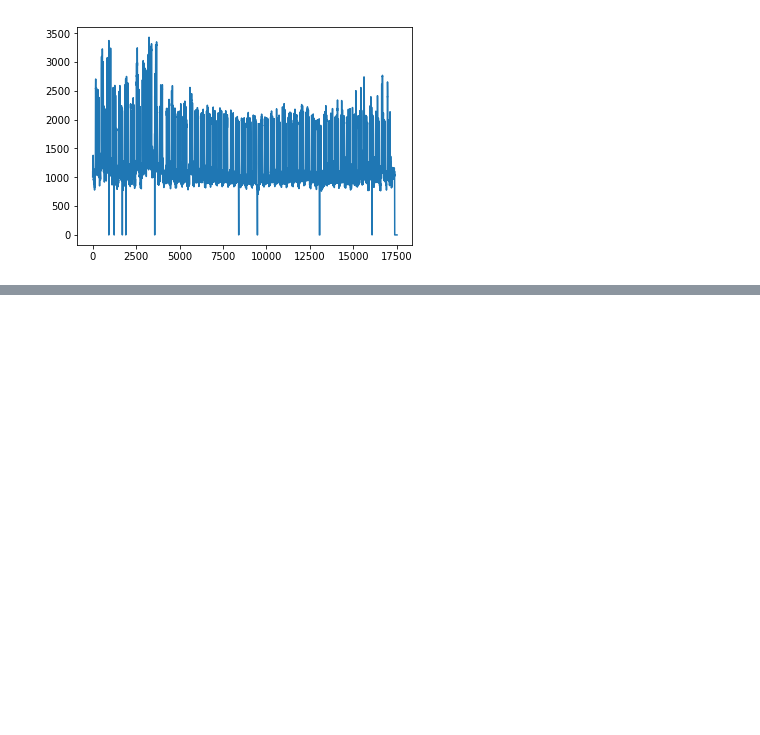
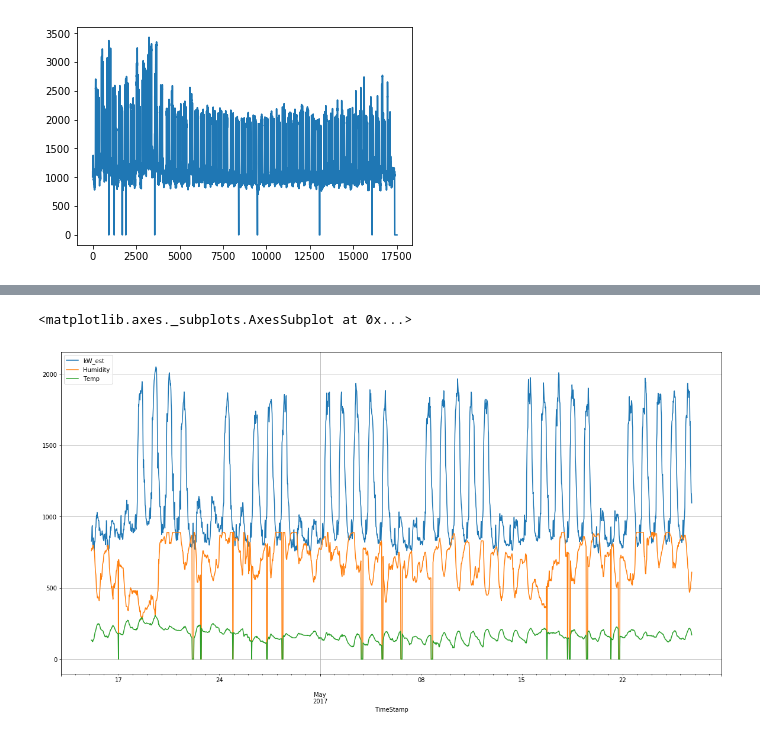
Before and after one commit to MSAmit/Capstone-project, a Jupyter notebook: BMS_data_analysis.ipynb, the cells around one changed output, grey strips where cells are left out. Saved outputs shown, nothing was run; the diff lists cells and outputs as text; code cells hidden in the pictures; blank space fills up the shorter version.

```diff
--- a/BMS_data_analysis.ipynb
+++ b/BMS_data_analysis.ipynb
@@ -137,8 +189,11 @@ grouped_by_daytype.plot.bar()
 # %%
 # change scale of humidity and temperature
-bms_transformed = bms_kw_est[['TimeStamp','kW_est', 'Type_of_day','Humidity','Temp']].copy()
+bms_transformed = bms_demand_2017_est[['TimeStamp','kW_est', 'Type_of_day','Humidity','Temp']].copy()
 bms_transformed['Humidity'] = bms_transformed['Humidity'].apply(lambda x: x*10)
 bms_transformed['Temp'] = bms_transformed['Temp'].apply(lambda x: x*10)
 bms_transformed.loc[5000:7000].plot(x='TimeStamp', y=['kW_est','Humidity','Temp'] ,figsize=(20,10), grid=True  )
+# %% [output]
+<matplotlib.axes._subplots.AxesSubplot at 0x...>
+[figure, added]
 # %%
 #Check correations among attributes
```
Also changed, not shown: parts of 22 cells of this notebook.
